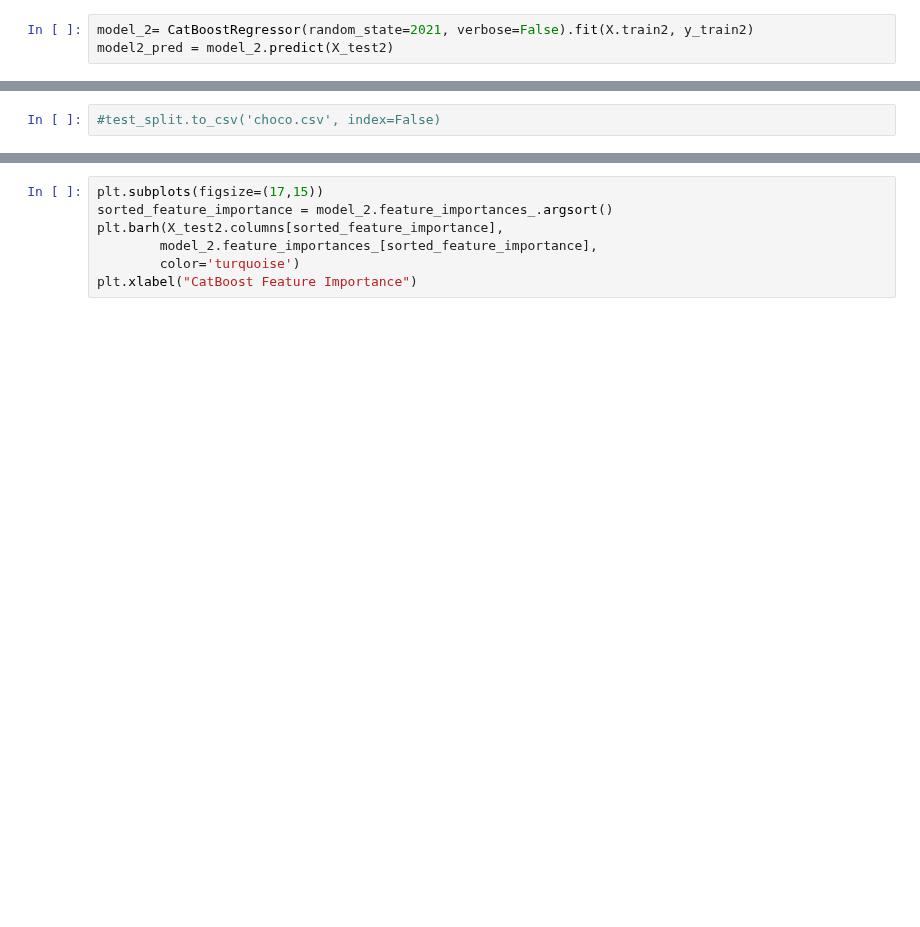
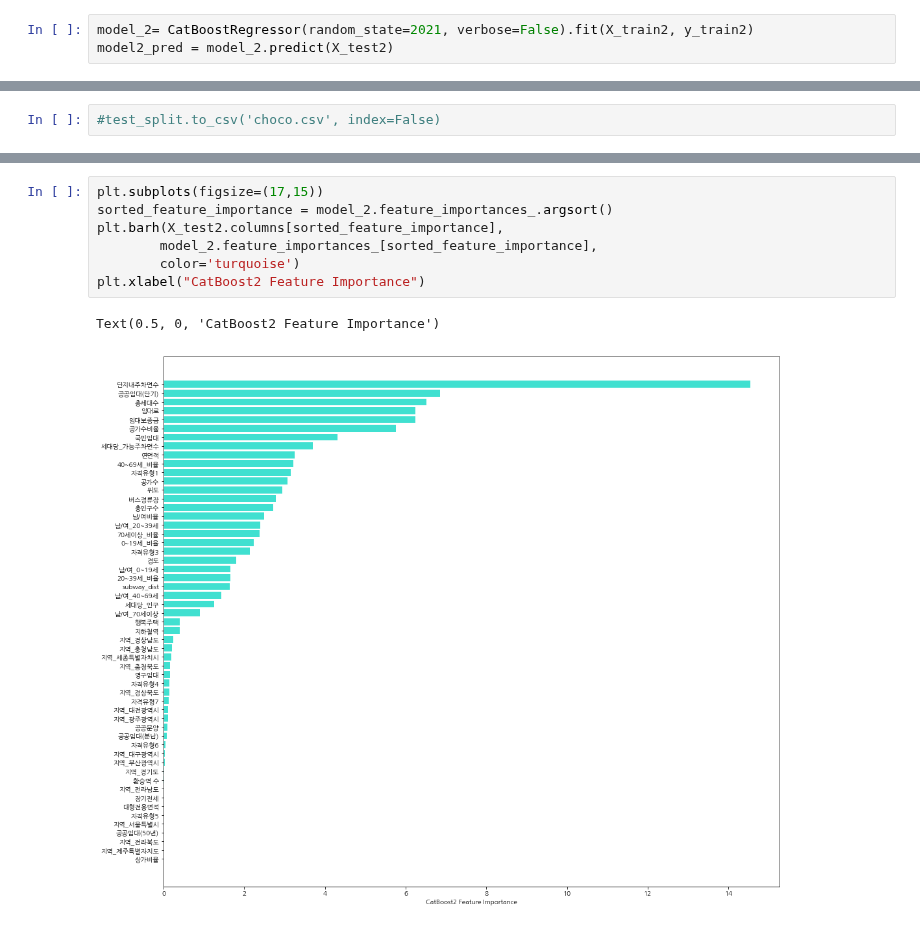
Before and after one commit to whdbfla6/Daesamanlap, a Jupyter notebook: EDA_young/0718_갱신.ipynb, the cells around one changed output, grey strips where cells are left out. Cells and saved outputs as stored; diff of their text form; blank space fills up the shorter version.

```diff
--- a/EDA_young/0718_갱신.ipynb
+++ b/EDA_young/0718_갱신.ipynb
@@ -451,7 +515,7 @@ y_train2 = train2[['등록차량수']]
 #X.test["장기전세"]=0
 #X.test["공공분양"]=0
 # %%
-model_2= CatBoostRegressor(random_state=2021, verbose=False).fit(X.train2, y_train2)
+model_2= CatBoostRegressor(random_state=2021, verbose=False).fit(X_train2, y_train2)
 model2_pred = model_2.predict(X_test2)
 # %%
 model2=pd.DataFrame(model2_pred)
@@ -494,7 +586,10 @@ plt.xlabel("CatBoost Feature Importance")
 # %%
 plt.subplots(figsize=(17,15))
 sorted_feature_importance = model_2.feature_importances_.argsort()
 plt.barh(X_test2.columns[sorted_feature_importance],
         model_2.feature_importances_[sorted_feature_importance],
         color='turquoise')
-plt.xlabel("CatBoost Feature Importance")
+plt.xlabel("CatBoost2 Feature Importance")
+# %% [output]
+Text(0.5, 0, 'CatBoost2 Feature Importance')
+[figure, added]
```
Also changed, not shown: parts of 27 cells of this notebook, 3 other files.
